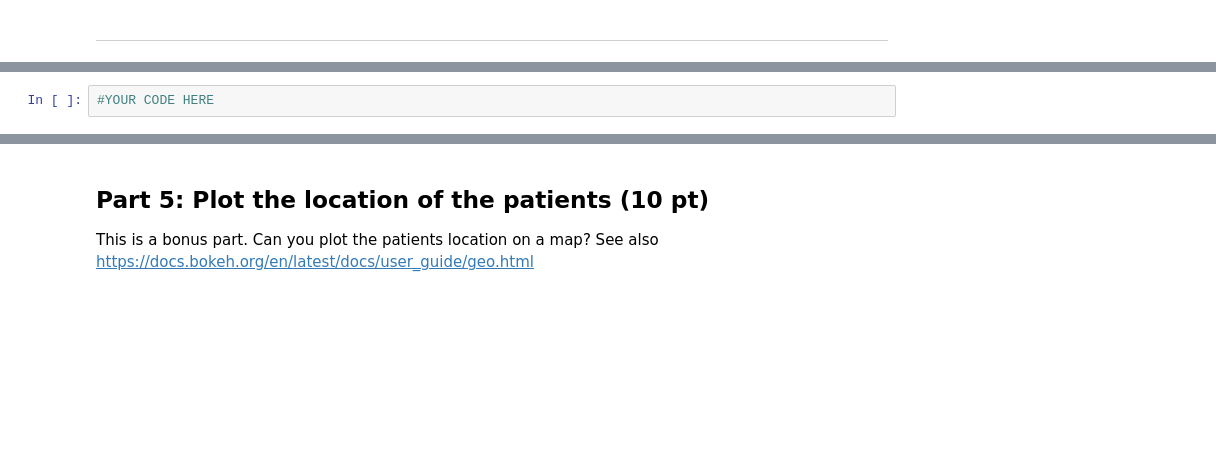
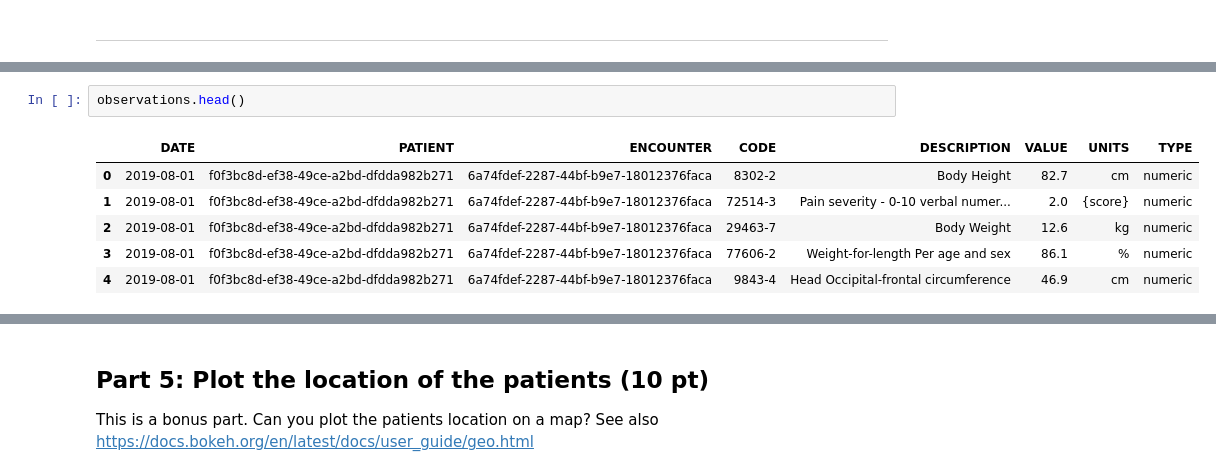
Before and after one commit to Magiduck/Programming1, a Jupyter notebook: assessments/Assignment_week_03.ipynb, the cells around one changed output, grey strips where cells are left out. Saved outputs shown, nothing was run; the diff lists cells and outputs as text; blank space fills up the shorter version.

```diff
--- a/assessments/Assignment_week_03.ipynb
+++ b/assessments/Assignment_week_03.ipynb
@@ -295,5 +297,12 @@ Create plots with the lab data, for each code one plot. Separate the survivors a
 
 <a name='ex-41'></a>
 ### 4.1 Code your solution
-# %%
-#YOUR CODE HERE
+# %%
+observations.head()
+# %% [output]
+|  | DATE | PATIENT | ENCOUNTER | CODE | DESCRIPTION | VALUE | UNITS | TYPE |
+| 0 | 2019-08-01 | f0f3bc8d-ef38-49ce-a2bd-dfdda982b271 | 6a74fdef-2287-44bf-b9e7-18012376faca | 8302-2 | Body Height | 82.7 | cm | numeric |
+| 1 | 2019-08-01 | f0f3bc8d-ef38-49ce-a2bd-dfdda982b271 | 6a74fdef-2287-44bf-b9e7-18012376faca | 72514-3 | Pain severity - 0-10 verbal numer... | 2.0 | {score} | numeric |
+| 2 | 2019-08-01 | f0f3bc8d-ef38-49ce-a2bd-dfdda982b271 | 6a74fdef-2287-44bf-b9e7-18012376faca | 29463-7 | Body Weight | 12.6 | kg | numeric |
+| 3 | 2019-08-01 | f0f3bc8d-ef38-49ce-a2bd-dfdda982b271 | 6a74fdef-2287-44bf-b9e7-18012376faca | 77606-2 | Weight-for-length Per age and sex | 86.1 | % | numeric |
+| 4 | 2019-08-01 | f0f3bc8d-ef38-49ce-a2bd-dfdda982b271 | 6a74fdef-2287-44bf-b9e7-18012376faca | 9843-4 | Head Occipital-frontal circumference | 46.9 | cm | numeric |
```
Also changed, not shown: parts of 2 cells of this notebook.
